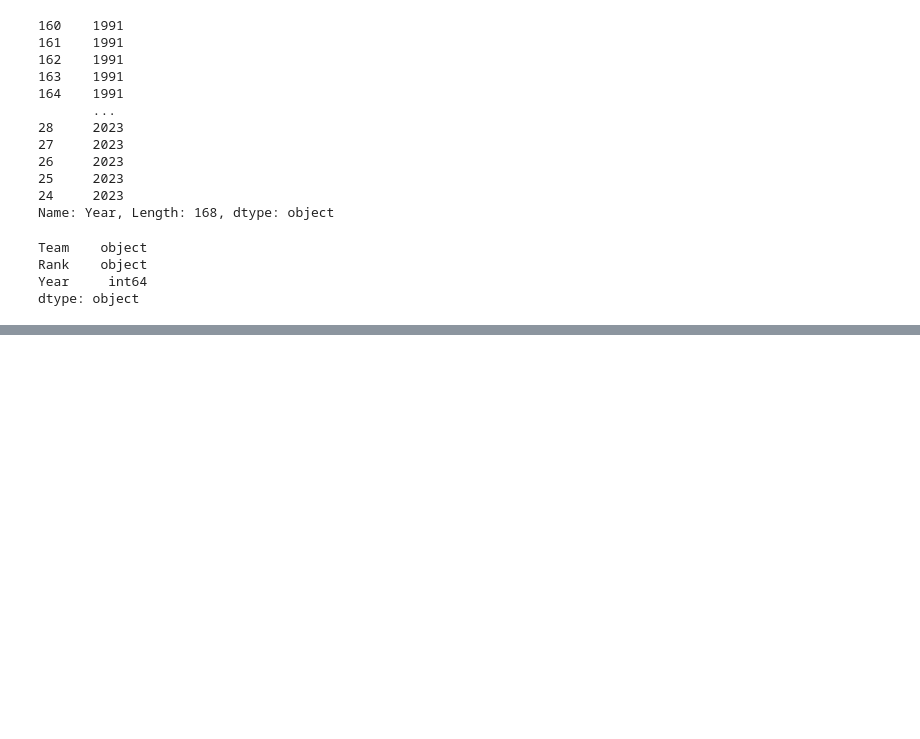
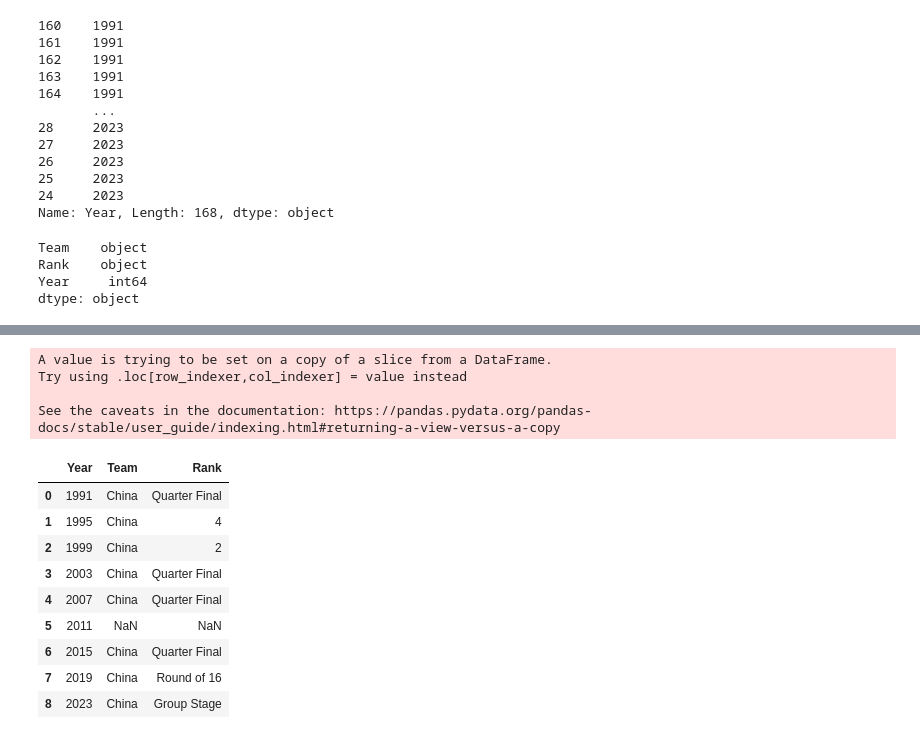
Before and after one commit to vishakiv/Margins_To_Main_Stage, a Jupyter notebook: EDA.ipynb, the cells around one changed output, grey strips where cells are left out. Cells and saved outputs as stored; diff of their text form; code cells hidden in the pictures; blank space fills up the shorter version.

```diff
--- a/EDA.ipynb
+++ b/EDA.ipynb
@@ -91,0 +146,43 @@ dtype: object
+# %%
+rank_order = [
+    '1',
+    '2',
+    '3',
+    '4',
+    'Semi Final',
+    'Quarter Final',
+    'Round of 16',
+    'Group Stage'
+]
+
+df_rankings['Rank'] = pd.Categorical(df_rankings['Rank'], categories=rank_order, ordered=True)
+
+world_cup_years = list(range(1991, 2024, 4))  # Adjust as needed
+
+China = df_rankings[df_rankings["Team"] == "China"]
+China = China.set_index('Year').reindex(world_cup_years).reset_index()
+sns.stripplot(data=China, x='Year', y='Rank', size=10, color='blue')
+plt.xticks(China['Year'])
+# %% [output]
+A value is trying to be set on a copy of a slice from a DataFrame.
+Try using .loc[row_indexer,col_indexer] = value instead
+
+See the caveats in the documentation: https://pandas.pydata.org/pandas-docs/stable/user_guide/indexing.html#returning-a-view-versus-a-copy
+# %%
+world_cup_years = list(range(1991, 2024, 4))  # Adjust as needed
+
+China = df_rankings[df_rankings["Team"] == "China"]
+China = China.set_index('Year').reindex(world_cup_years).reset_index()
+sns.stripplot(data=China, x='Year', y='Rank', size=10, color='blue')
+plt.xticks(China['Year'])
+# %% [output]
+|  | Year | Team | Rank |
+| 0 | 1991 | China | Quarter Final |
+| 1 | 1995 | China | 4 |
+| 2 | 1999 | China | 2 |
+| 3 | 2003 | China | Quarter Final |
+| 4 | 2007 | China | Quarter Final |
+| 5 | 2011 | NaN | NaN |
+| 6 | 2015 | China | Quarter Final |
+| 7 | 2019 | China | Round of 16 |
+| 8 | 2023 | China | Group Stage |
```
Also changed, not shown: parts of 7 cells of this notebook, 3 other files.
